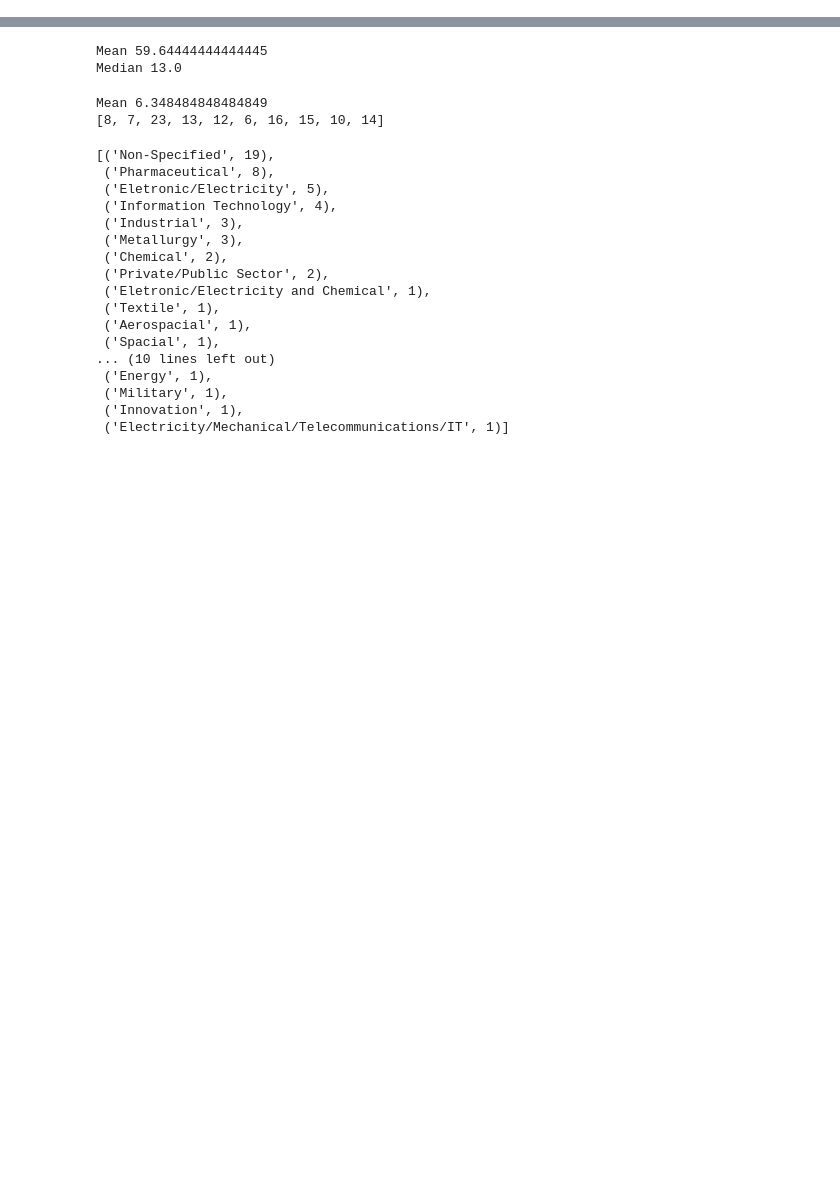
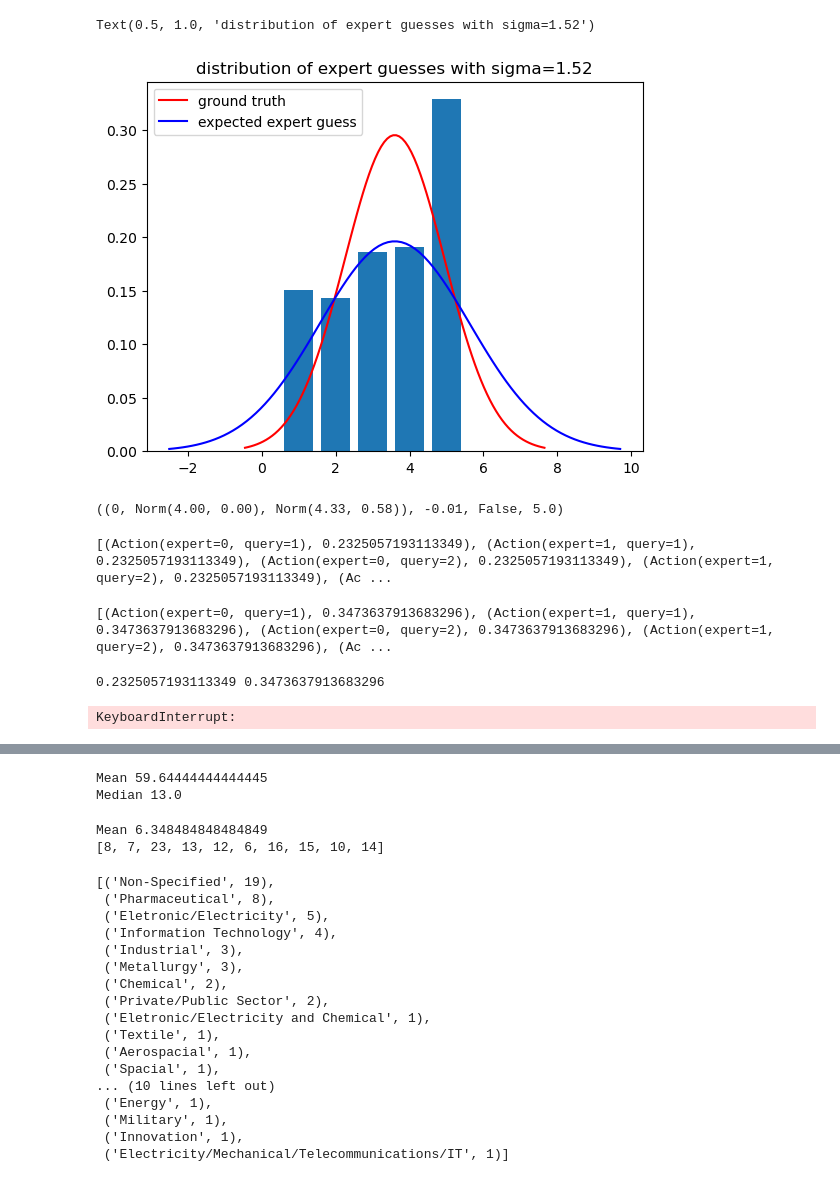
Before and after one commit to lovis-heindrich/MGPS-project-selection, a Jupyter notebook: tests.ipynb, the cells around one changed output, grey strips where cells are left out. Saved outputs shown, nothing was run; the diff lists cells and outputs as text; code cells hidden in the pictures; blank space fills up the shorter version.

Commit message:
multi step voc

```diff
--- a/tests.ipynb
+++ b/tests.ipynb
@@ -7,3 +17,81 @@ from src.utils.distributions import Normal
 
 %load_ext autoreload
 %autoreload 2
+# %%
+num_projects = 5
+num_criteria = 2
+weights = [1]*2
+expert_stds = [1]*3
+expert_taus = sigma_to_tau(np.array(expert_stds))
+
+mu = [3]*2
+sigma = [1]*2
+
+init = create_init([0]+(mu*num_projects), [0]+(sigma*num_projects))
+expert_costs = [0.01]*3
+
+config = MouselabConfig(num_projects, num_criteria, expert_costs, expert_taus, init, criteria_scale=weights, term_belief=True)
+env = MouselabJas(config=config)
+# %%
+def plot_normal(mu, sigma, color, label):
+    x = np.linspace(mu - 3*sigma, mu + 3*sigma, 100)
+    plt.plot(x, stats.norm.pdf(x, mu, sigma), color, label=label)
+
+mu = 3.6
+sigma = 1.35
+expert_sigma = 1.52
+
+plot_normal(mu, sigma, "r", "ground truth")
+plot_normal(mu, np.sqrt(sigma**2+expert_sigma**2), "b", "expected expert guess")
+probs = []
+min_obs, max_obs = 1, 5
+for obs in range(min_obs, max_obs+1):
+    if obs == min_obs:
+        probs.append(norm.cdf((obs+0.5), mu, np.sqrt(sigma**2+expert_sigma**2)))
+    elif obs == max_obs:
+        probs.append(1 - norm.cdf((obs-0.5), mu, np.sqrt(sigma**2+expert_sigma**2)))
+    else:
+        probs.append(norm.cdf((obs+0.5), mu, np.sqrt(sigma**2+expert_sigma**2)) - norm.cdf((obs-0.5), mu, np.sqrt(sigma**2+expert_sigma**2)))
+plt.bar(range(min_obs, max_obs+1), probs)
+plt.legend(loc="upper left")
+plt.title("distribution of expert guesses with sigma=1.52")
+# %% [output]
+Text(0.5, 1.0, 'distribution of expert guesses with sigma=1.52')
+[figure, added]
+# %%
+init = create_init([0,4,3], [0, 0.000001, 1])
+config = MouselabConfig(num_projects, num_criteria, expert_costs, expert_taus, init, criteria_scale=weights, term_belief=True)
+env = MouselabJas(config=config)
+
+env.expert_truths = np.array([[1., 4., 5.], [1., 5., 5.]])
+env.step(Action(0, 2))
+env.step(Action(1, 2))
+# %% [output]
+((0, Norm(4.00, 0.00), Norm(4.33, 0.58)), -0.01, False, 5.0)
+# %%
+policy_disc = JAS_voc_policy(discrete_observations=True)
+env = MouselabJas(config=config)
+actions = list(env.actions())
+print([(action, policy_disc.myopic_voc_normal(env, action)) for action in actions])
+# %% [output]
+[(Action(expert=0, query=1), 0.2325057193113349), (Action(expert=1, query=1), 0.2325057193113349), (Action(expert=0, query=2), 0.2325057193113349), (Action(expert=1, query=2), 0.2325057193113349), (Ac ...
+# %%
+policy_cont = JAS_voc_policy(discrete_observations=False)
+env = MouselabJas(config=config)
+actions = list(env.actions())
+print([(action, policy_cont.myopic_voc_normal(env, action)) for action in actions])
+# %% [output]
+[(Action(expert=0, query=1), 0.3473637913683296), (Action(expert=1, query=1), 0.3473637913683296), (Action(expert=0, query=2), 0.3473637913683296), (Action(expert=1, query=2), 0.3473637913683296), (Ac ...
+# %%
+action = Action(expert=1, query=1)
+voc_disc = policy_disc.myopic_voc_normal(env, action)
+voc_cont = policy_cont.myopic_voc_normal(env, action)
+print(voc_disc, voc_cont)
+# %% [output]
+0.2325057193113349 0.3473637913683296
+# %%
+voc_policy_disc_2 = JAS_voc_policy(discrete_observations=True, discrete_depth=2)
+res_voc_disc2 = run_simulation(env, voc_policy_disc_2, start_seed=0, n=200)
+res_voc_disc2.agg(["mean", "std"])
+# %% [output]
+KeyboardInterrupt:
```
Also changed, not shown: parts of 13 cells of this notebook, 6 other files.
